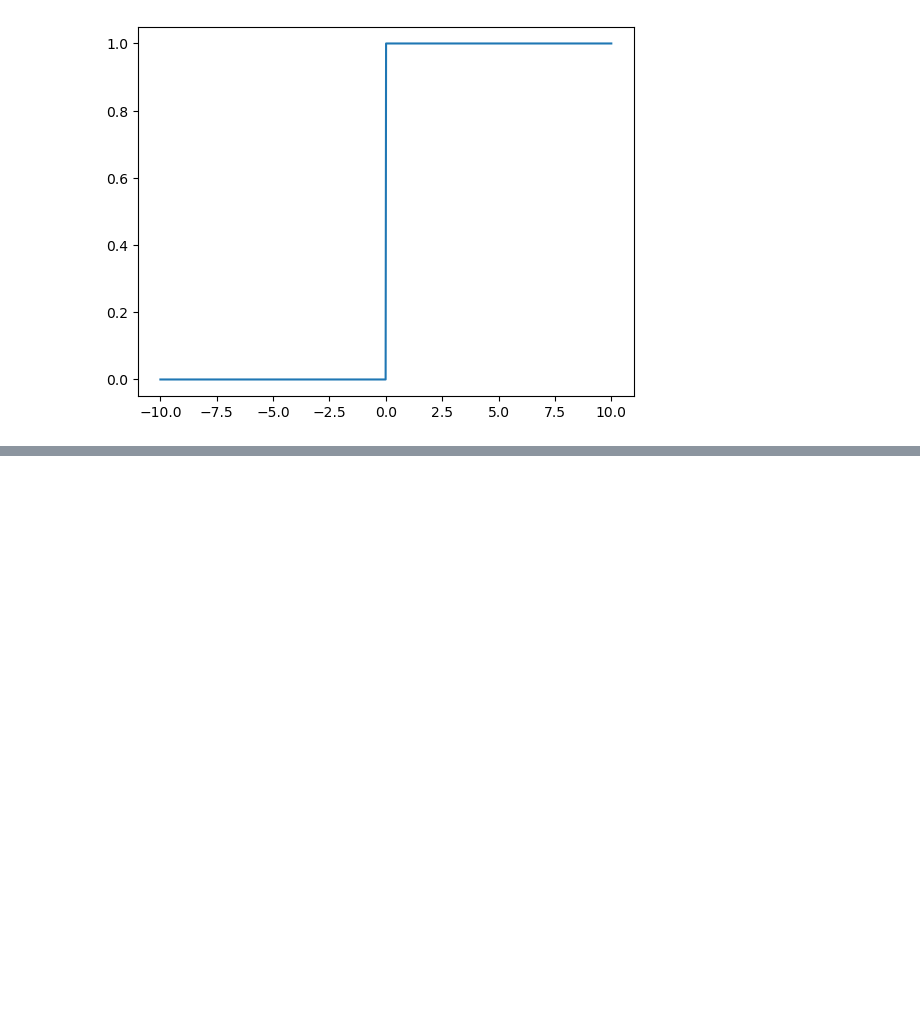
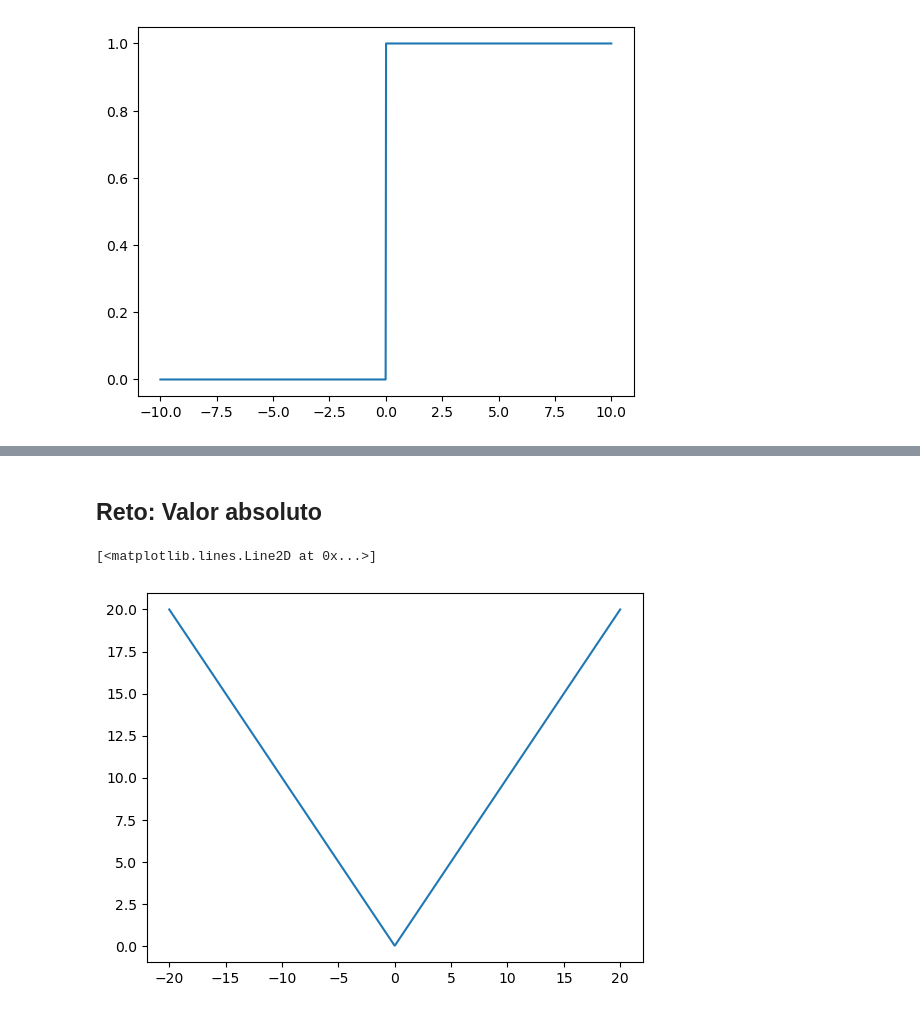
Before and after one commit to jcmefra/funciones_curso, a Jupyter notebook: 1_Programando_funciones.ipynb, the cells around one changed output, grey strips where cells are left out. Cells and saved outputs as stored; diff of their text form; code cells hidden in the pictures; blank space fills up the shorter version.

Commit message:
absoluto

```diff
--- a/1_Programando_funciones.ipynb
+++ b/1_Programando_funciones.ipynb
@@ -166,3 +166,18 @@ plt.plot(x,y)
 # %% [output]
 [<matplotlib.lines.Line2D at 0x...>]
 [figure]
+# %%
+import numpy as np
+
+def f(x):
+    # np.int0 es un cast a números enteros
+    return np.int0(x >= 0)
+
+
+N=1000
+
+x = np.linspace(-10,10, num=N)
+
+y = f(x)
+
+plt.plot(x,y)
@@ -168,0 +187,13 @@ plt.plot(x,y)
+# %% [markdown]
+## Reto: Valor absoluto
+# %%
+def V(x):
+    return np.absolute(x)
+
+x = np.linspace(20, -20, num = 1000)
+y = V(x)
+
+plt.plot(x, y)
+# %% [output]
+[<matplotlib.lines.Line2D at 0x...>]
+[figure, added]
```
Also changed, not shown: parts of 2 cells of this notebook.
